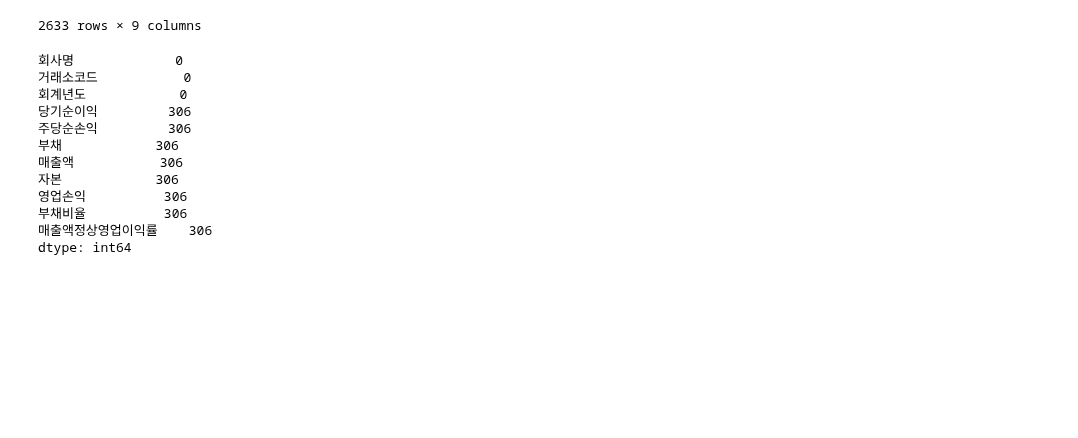
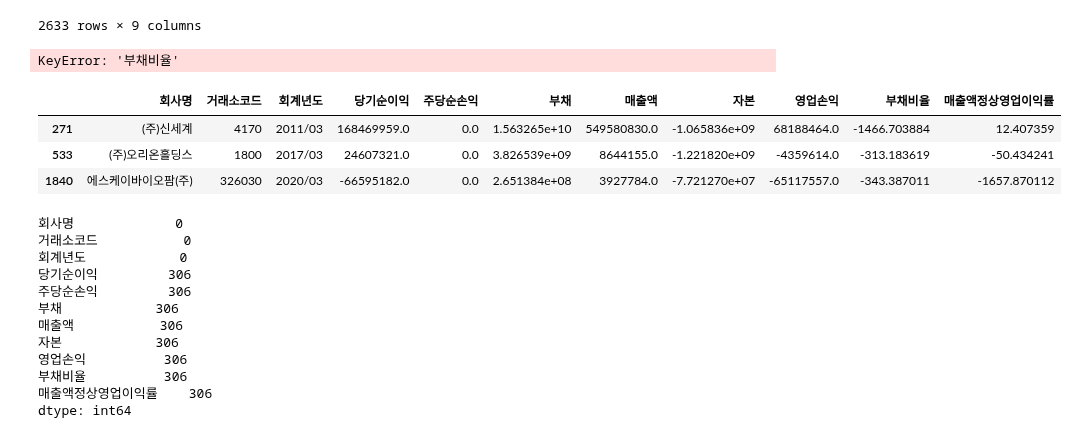
Before and after one commit to seohyungro/Python, a Jupyter notebook: 프로젝트1/jd.ipynb, the cells around one changed output. Saved outputs shown, nothing was run; the diff lists cells and outputs as text; code cells hidden in the pictures; blank space fills up the shorter version.

```diff
--- a/프로젝트1/jd.ipynb
+++ b/프로젝트1/jd.ipynb
@@ -104,11 +105,22 @@ kospi1
 | 2631 | 효성티앤씨(주) | 298020 | 2021/03 | 180114270.0 | 0.0 | 2.302708e+09 | 1.618201e+09 | 8.869733e+08 | 246796651.0 |
 | 2632 | 효성티앤씨(주) | 298020 | 2022/03 | 105372231.0 | 0.0 | 3.395294e+09 | 2.340843e+09 | 1.616927e+09 | 190141271.0 |
 2633 rows × 9 columns
+# %%
+kospi1[kospi1['부채비율'] < 0]
+# %% [output]
+KeyError: '부채비율'
 # %%
 kospi1['부채비율'] = kospi1['부채'] / kospi1['자본'] * 100
 kospi1['매출액정상영업이익률'] = (kospi1['영업손익'] /kospi1['매출액']) * 100
 kospi3['부채비율'] = kospi3['부채'] / kospi3['자본'] * 100
 kospi3['매출액정상영업이익률'] = (kospi3['영업손익'] /kospi3['매출액']) * 100
+# %%
+kospi1[kospi1['부채비율'] <= 0]
+# %% [output]
+|  | 회사명 | 거래소코드 | 회계년도 | 당기순이익 | 주당순손익 | 부채 | 매출액 | 자본 | 영업손익 | 부채비율 | 매출액정상영업이익률 |
+| 271 | (주)신세계 | 4170 | 2011/03 | 168469959.0 | 0.0 | 1.563265e+10 | 549580830.0 | -1.065836e+09 | 68188464.0 | -1466.703884 | 12.407359 |
+| 533 | (주)오리온홀딩스 | 1800 | 2017/03 | 24607321.0 | 0.0 | 3.826539e+09 | 8644155.0 | -1.221820e+09 | -4359614.0 | -313.183619 | -50.434241 |
+| 1840 | 에스케이바이오팜(주) | 326030 | 2020/03 | -66595182.0 | 0.0 | 2.651384e+08 | 3927784.0 | -7.721270e+07 | -65117557.0 | -343.387011 | -1657.870112 |
 # %%
 kospi1.isna().sum()
 # %% [output]
```
Also changed, not shown: parts of 4 cells of this notebook, 23 other files.
